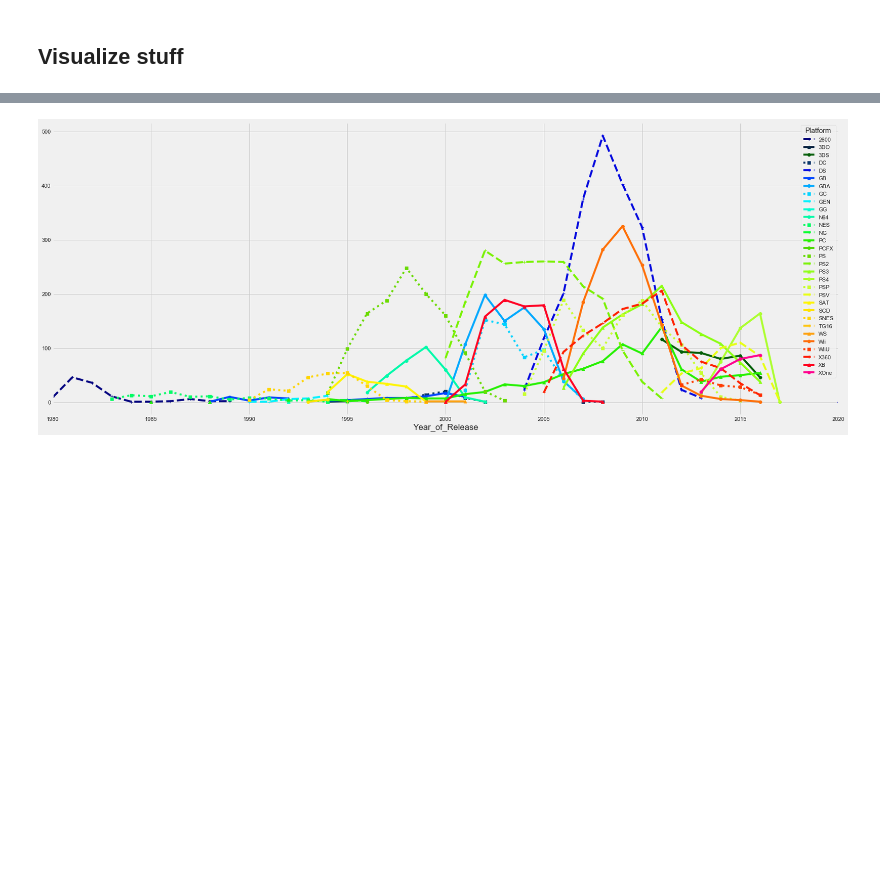
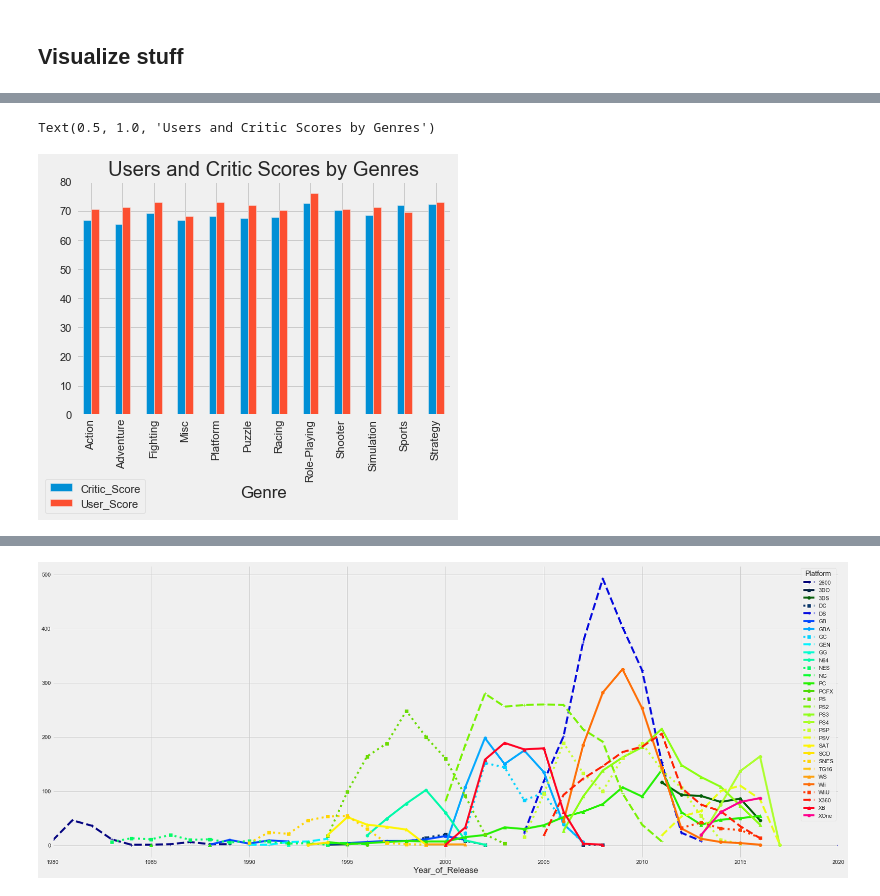
Before and after one commit to Noixas/DataMadness-2020-Video-Games-Sales-2019, a Jupyter notebook: datamadness.ipynb, the cells around one changed output, grey strips where cells are left out. Saved outputs shown, nothing was run; the diff lists cells and outputs as text; code cells hidden in the pictures; blank space fills up the shorter version.

```diff
--- a/datamadness.ipynb
+++ b/datamadness.ipynb
@@ -146,0 +139,30 @@ Index(['Action', 'Adventure', 'Fighting', 'Misc', 'Platform', 'Puzzle',
+# %%
+# fig = plt.figure(figsize=(30,30))
+# # Divide the figure into a 2x1 grid, and give me the first section
+# ax1 = fig.add_subplot(211)
+# ax2 = fig.add_subplot(212)
+# df.groupby('Genre')['Critic_Score'].mean().plot(kind='bar',ax=ax1)
+a = df.groupby('Genre')['Critic_Score'].mean()
+# ax1.set_xlabel("Genres")
+# ax1.set_ylabel('Critic Score')
+# ax1.set_title('Critic Score by Genres')
+#plot by score
+#in terms of rating from critic and users there is not that much of a difference
+#role playing games has slightly hier ratings from both critics and users;
+
+# df.groupby('Genre')['User_Score'].mean().plot(kind='bar',ax=ax1)
+b = df.groupby('Genre')['User_Score'].mean()
+b = b.multiply(10)
+# ax2.set_xlabel("Genres");
+# ax2.set_ylabel('Users Score')
+# ax2.set_title('Users Score by Genres')
+
+# sns.catplot(x='class', y='survival rate', hue='sex', data=df, kind='bar')
+# %%
+ab = pd.concat([a,b],axis=1)
+ax = ab.plot(kind='bar')
+ax.get_legend().set_bbox_to_anchor((0.2, -0.25))
+ax.set_title('Users and Critic Scores by Genres')
+# %% [output]
+Text(0.5, 1.0, 'Users and Critic Scores by Genres')
+[figure, added]
```
Also changed, not shown: parts of 14 cells of this notebook.
